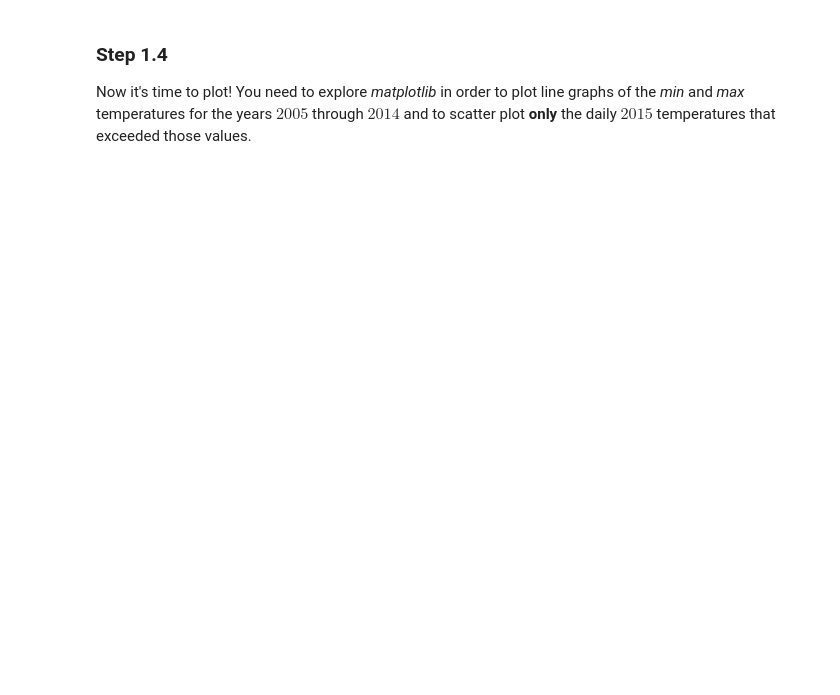
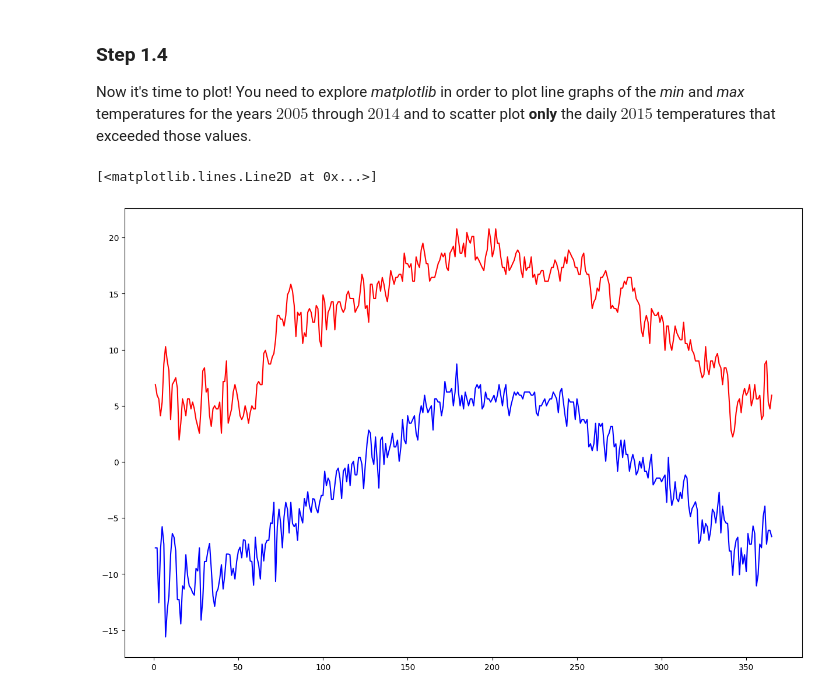
Before and after one commit to sdcelyd/data-_science_introduction, a Jupyter notebook: workshops/Workshop_3.ipynb, the cells around one changed output. Cells and saved outputs as stored; diff of their text form; code cells hidden in the pictures; blank space fills up the shorter version.

```diff
--- a/workshops/Workshop_3.ipynb
+++ b/workshops/Workshop_3.ipynb
@@ -116,0 +106,29 @@ temperature_min_per_day_2015_df = ...
+# %%
+#separate dates 2005 - 2014
+temperature_max_2005_2014 = temperature_max_per_day_df[temperature_max_per_day_df['Date'].dt.year < 2015]
+temperature_min_2005_2014 = temperature_min_per_day_df[temperature_min_per_day_df['Date'].dt.year < 2015]
+
+temperature_max_2005_2014["Date"] = temperature_max_2005_2014["Date"].apply(lambda x: x.replace(year=2011))
+temperature_min_2005_2014["Date"] = temperature_min_2005_2014["Date"].apply(lambda x: x.replace(year=2011))
+
+#print(temperature_min_2005_2014)
+
+
+# calculate the minimum and maximum values for the day of the year for 2005 through 2014
+temperature_max_2005_2014['DayOfYear'] = temperature_max_2005_2014['Date'].dt.dayofyear
+temperature_max_day_year_df = temperature_max_2005_2014.groupby('DayOfYear')[['Data_Value','Date']].max().reset_index()
+
+temperature_min_2005_2014['DayOfYear'] = temperature_min_2005_2014['Date'].dt.dayofyear
+temperature_min_day_year_df = temperature_min_2005_2014.groupby('DayOfYear')[['Data_Value','Date']].min().reset_index()
+print(temperature_min_day_year_df)
+
+# separate dates 2015
+temperature_max_per_day_2015_df = temperature_max_df[temperature_max_df['Date'].dt.year == 2015]
+temperature_min_per_day_2015_df = temperature_min_df[temperature_min_df['Date'].dt.year == 2015]
+
+# calculate the minimum and maximum values for the years 2015
+temperature_max_per_day_2015_df['DayOfYear'] = temperature_max_per_day_2015_df['Date'].dt.dayofyear
+temperature_max_per_day_2015_df = temperature_max_per_day_2015_df.groupby('DayOfYear')[['Data_Value','Date']].max().reset_index()
+
+temperature_min_per_day_2015_df['DayOfYear'] = temperature_min_per_day_2015_df['Date'].dt.dayofyear
+temperature_min_per_day_2015_df = temperature_min_per_day_2015_df.groupby('DayOfYear')[['Data_Value','Date']].min().reset_index()
@@ -123,6 +156,11 @@ Now it's time to plot! You need to explore _matplotlib_ in order to plot line gr
 # %%
 import matplotlib.pyplot as plt
 from calendar import month_abbr
 
 fig = plt.figure(figsize=(15, 10))
-# YOUR CODE HERE
+
+plt.plot(temperature_min_day_year_df['DayOfYear'], temperature_min_day_year_df['Data_Value'], linestyle='-', color='b', label='Minimun')
+plt.plot(temperature_max_day_year_df['DayOfYear'], temperature_max_day_year_df['Data_Value'], linestyle='-', color='r', label='Maximum')
+# %% [output]
+[<matplotlib.lines.Line2D at 0x...>]
+[figure, added]
```
Also changed, not shown: parts of 3 cells of this notebook.
